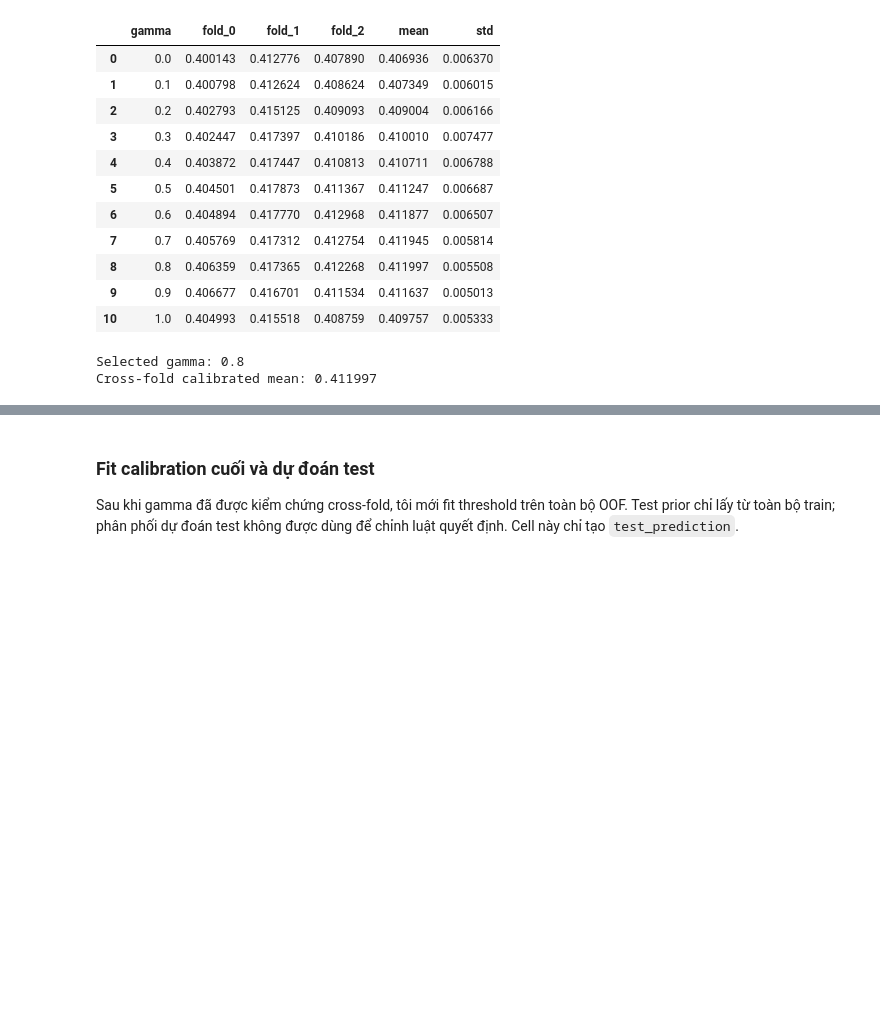
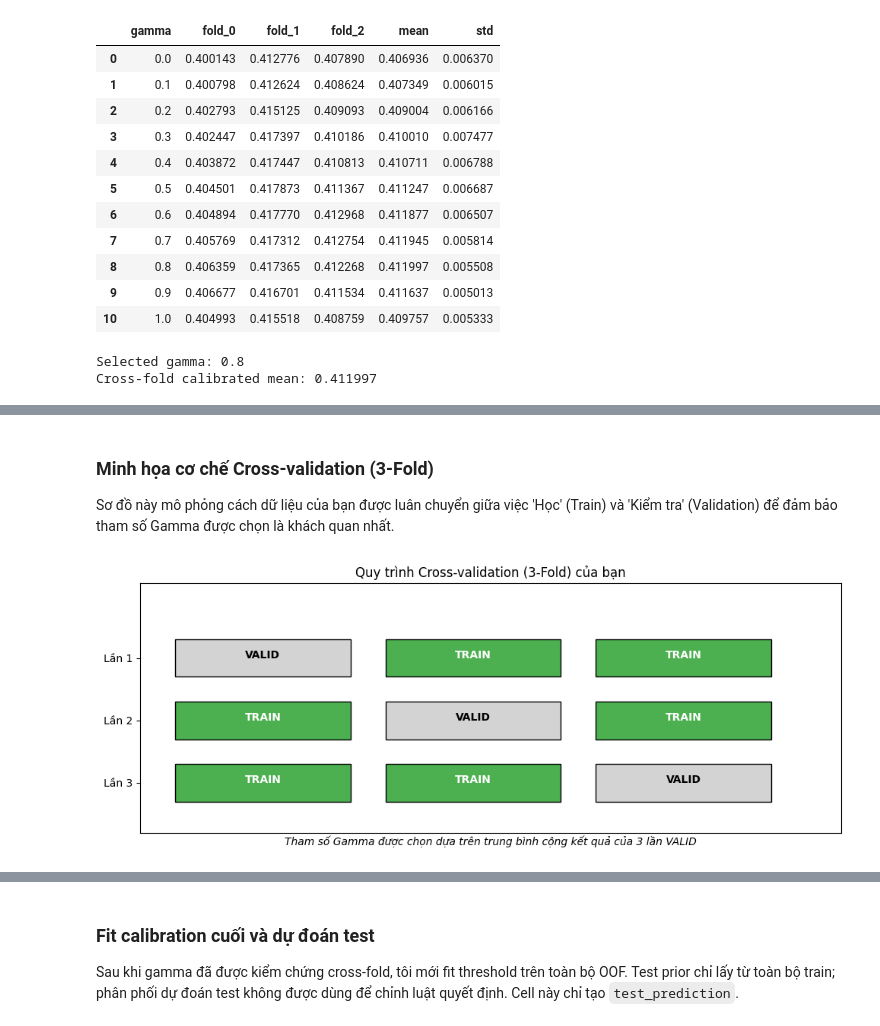
Before and after one commit to iTCuong090/Machine-Learning-Deep-Learning, a Jupyter notebook: ISE_TRAINNING_TEST_23-8-2026/ISE_music_genre_final_solution.ipynb, the cells around one changed output, grey strips where cells are left out. Drawn from its saved outputs; the diff is of its cells as text; code cells hidden in the pictures; blank space fills up the shorter version.

```diff
--- a/ISE_TRAINNING_TEST_23-8-2026/ISE_music_genre_final_solution.ipynb
+++ b/ISE_TRAINNING_TEST_23-8-2026/ISE_music_genre_final_solution.ipynb
@@ -972,0 +977,31 @@ Cross-fold calibrated mean: 0.411997
+# %% [markdown]
+### Minh họa cơ chế Cross-validation (3-Fold)
+Sơ đồ này mô phỏng cách dữ liệu của bạn được luân chuyển giữa việc 'Học' (Train) và 'Kiểm tra' (Validation) để đảm bảo tham số Gamma được chọn là khách quan nhất.
+# %%
+import matplotlib.patches as patches
+
+fig, ax = plt.subplots(figsize=(10, 4))
+ax.set_xlim(0, 10)
+ax.set_ylim(0, 4)
+
+colors = ['#ff9999','#66b3ff','#99ff99']
+for fold in range(3):
+    # Vẽ 3 ô cho mỗi lần lặp (iteration)
+    for i in range(3):
+        color = '#d3d3d3' if i == fold else '#4CAF50' # Màu xám là Validation, xanh là Train
+        rect = patches.Rectangle((i*3 + 0.5, 2.5 - fold), 2.5, 0.6, linewidth=1, edgecolor='black', facecolor=color)
+        ax.add_patch(rect)
+        if i == fold:
+            ax.text(i*3 + 1.75, 2.8 - fold, 'VALID', color='black', weight='bold', ha='center')
+        else:
+            ax.text(i*3 + 1.75, 2.8 - fold, 'TRAIN', color='white', weight='bold', ha='center')
+
+ax.set_yticks([2.8, 1.8, 0.8])
+ax.set_yticklabels(['Lần 1', 'Lần 2', 'Lần 3'])
+ax.set_xticks([])
+ax.set_title('Quy trình Cross-validation (3-Fold) của bạn')
+plt.text(5, -0.2, 'Tham số Gamma được chọn dựa trên trung bình cộng kết quả của 3 lần VALID', ha='center', style='italic')
+plt.tight_layout()
+plt.show()
+# %% [output]
+[figure, added]
```
Also changed, not shown: parts of 17 cells of this notebook.
